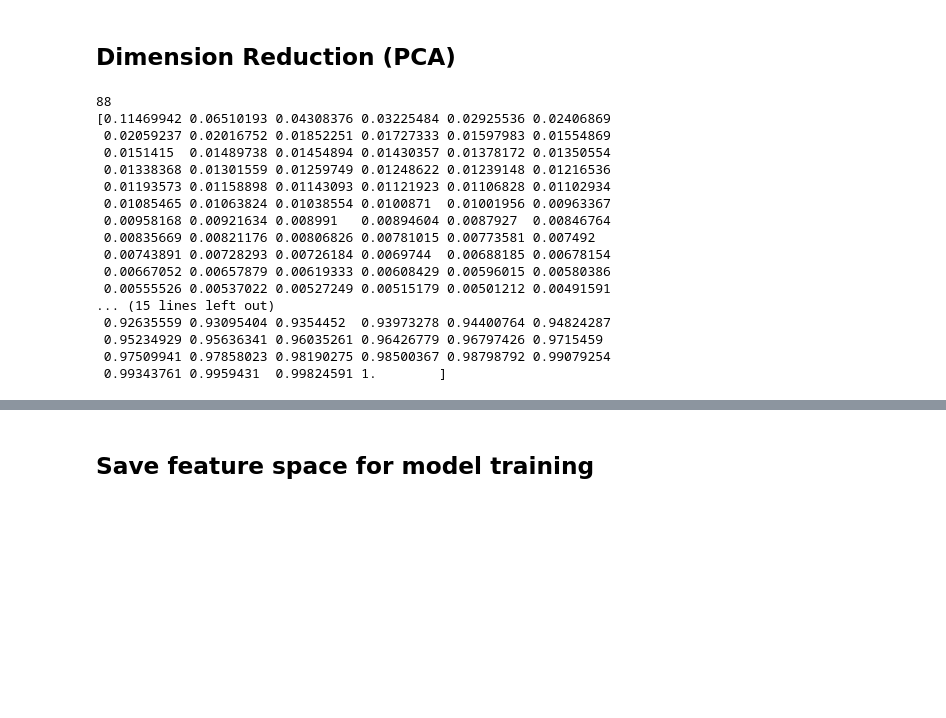
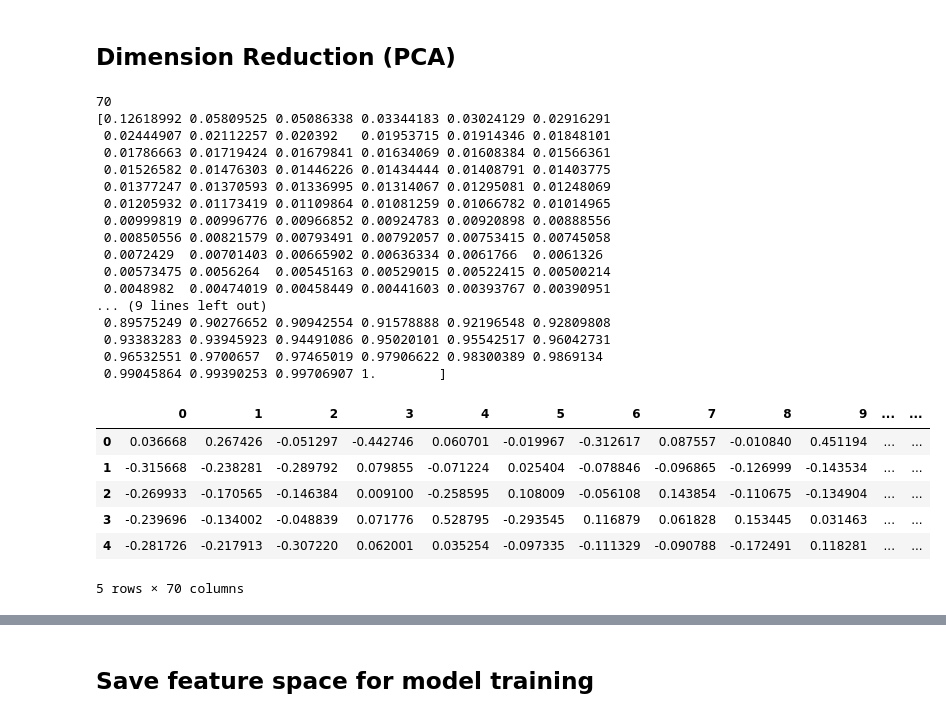
Before and after one commit to alejo963/cogaf-population, a Jupyter notebook: notebooks/text_processing.ipynb, the cells around one changed output, grey strips where cells are left out. Drawn from its saved outputs; the diff is of its cells as text; code cells hidden in the pictures; blank space fills up the shorter version.

```diff
--- a/notebooks/text_processing.ipynb
+++ b/notebooks/text_processing.ipynb
@@ -64,28 +92,39 @@ X
 # %%
 from sklearn.decomposition import PCA
 
-model = PCA(n_components=0.999, svd_solver="full")
+pca_model = PCA(n_components=0.999, svd_solver="full")
 
-model.fit(X)
+pca_model.fit(X_train)
 
-print(len(model.components_))
-print(model.explained_variance_ratio_)
-print(model.explained_variance_ratio_.cumsum())
+print(len(pca_model.components_))
+print(pca_model.explained_variance_ratio_)
+print(pca_model.explained_variance_ratio_.cumsum())
 # %% [output]
-88
-[0.11469942 0.06510193 0.04308376 0.03225484 0.02925536 0.02406869
- 0.02059237 0.02016752 0.01852251 0.01727333 0.01597983 0.01554869
- 0.0151415  0.01489738 0.01454894 0.01430357 0.01378172 0.01350554
- 0.01338368 0.01301559 0.01259749 0.01248622 0.01239148 0.01216536
- 0.01193573 0.01158898 0.01143093 0.01121923 0.01106828 0.01102934
- 0.01085465 0.01063824 0.01038554 0.0100871  0.01001956 0.00963367
- 0.00958168 0.00921634 0.008991   0.00894604 0.0087927  0.00846764
- 0.00835669 0.00821176 0.00806826 0.00781015 0.00773581 0.007492
- 0.00743891 0.00728293 0.00726184 0.0069744  0.00688185 0.00678154
- 0.00667052 0.00657879 0.00619333 0.00608429 0.00596015 0.00580386
- 0.00555526 0.00537022 0.00527249 0.00515179 0.00501212 0.00491591
-... (15 lines left out)
- 0.92635559 0.93095404 0.9354452  0.93973278 0.94400764 0.94824287
- 0.95234929 0.95636341 0.96035261 0.96426779 0.96797426 0.9715459
- 0.97509941 0.97858023 0.98190275 0.98500367 0.98798792 0.99079254
- 0.99343761 0.9959431  0.99824591 1.        ]
+70
+[0.12618992 0.05809525 0.05086338 0.03344183 0.03024129 0.02916291
+ 0.02444907 0.02112257 0.020392   0.01953715 0.01914346 0.01848101
+ 0.01786663 0.01719424 0.01679841 0.01634069 0.01608384 0.01566361
+ 0.01526582 0.01476303 0.01446226 0.01434444 0.01408791 0.01403775
+ 0.01377247 0.01370593 0.01336995 0.01314067 0.01295081 0.01248069
+ 0.01205932 0.01173419 0.01109864 0.01081259 0.01066782 0.01014965
+ 0.00999819 0.00996776 0.00966852 0.00924783 0.00920898 0.00888556
+ 0.00850556 0.00821579 0.00793491 0.00792057 0.00753415 0.00745058
+ 0.0072429  0.00701403 0.00665902 0.00636334 0.0061766  0.0061326
+ 0.00573475 0.0056264  0.00545163 0.00529015 0.00522415 0.00500214
+ 0.0048982  0.00474019 0.00458449 0.00441603 0.00393767 0.00390951
+... (9 lines left out)
+ 0.89575249 0.90276652 0.90942554 0.91578888 0.92196548 0.92809808
+ 0.93383283 0.93945923 0.94491086 0.95020101 0.95542517 0.96042731
+ 0.96532551 0.9700657  0.97465019 0.97906622 0.98300389 0.9869134
+ 0.99045864 0.99390253 0.99706907 1.        ]
+# %%
+X_train_reduced = pd.DataFrame(pca_model.transform(X_train))
+X_train_reduced.head()
+# %% [output]
+|  | 0 | 1 | 2 | 3 | 4 | 5 | 6 | 7 | 8 | 9 | ... | ... |
+| 0 | 0.036668 | 0.267426 | -0.051297 | -0.442746 | 0.060701 | -0.019967 | -0.312617 | 0.087557 | -0.010840 | 0.451194 | ... | ... |
+| 1 | -0.315668 | -0.238281 | -0.289792 | 0.079855 | -0.071224 | 0.025404 | -0.078846 | -0.096865 | -0.126999 | -0.143534 | ... | ... |
+| 2 | -0.269933 | -0.170565 | -0.146384 | 0.009100 | -0.258595 | 0.108009 | -0.056108 | 0.143854 | -0.110675 | -0.134904 | ... | ... |
+| 3 | -0.239696 | -0.134002 | -0.048839 | 0.071776 | 0.528795 | -0.293545 | 0.116879 | 0.061828 | 0.153445 | 0.031463 | ... | ... |
+| 4 | -0.281726 | -0.217913 | -0.307220 | 0.062001 | 0.035254 | -0.097335 | -0.111329 | -0.090788 | -0.172491 | 0.118281 | ... | ... |
+5 rows × 70 columns
```
Also changed, not shown: parts of 27 cells of this notebook, 2 other files.
